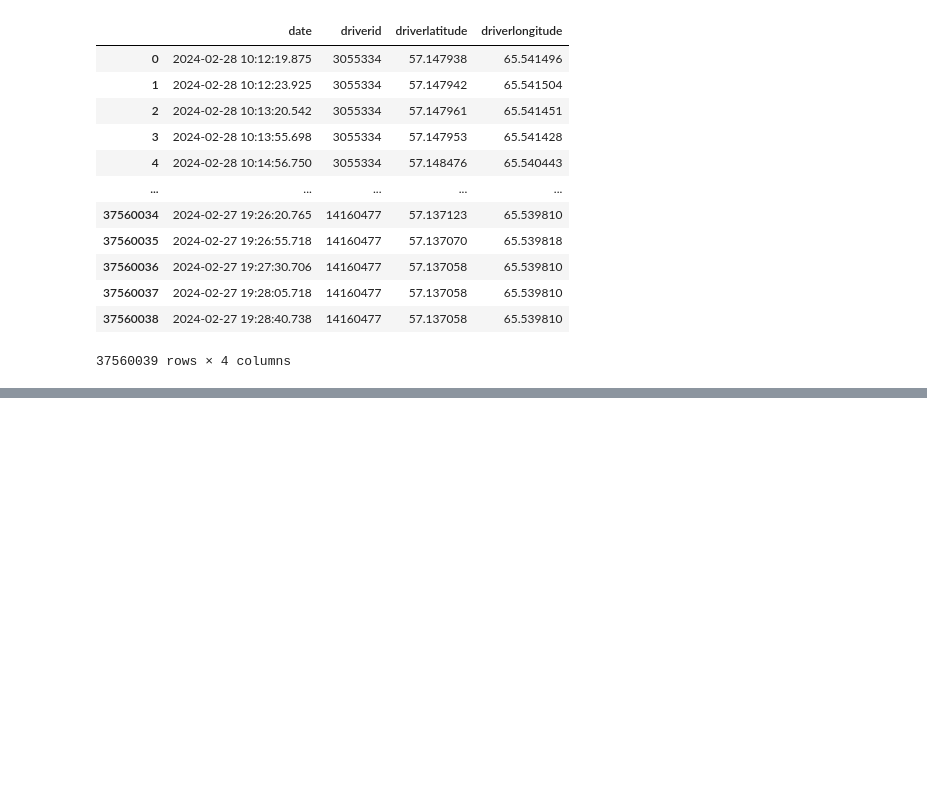
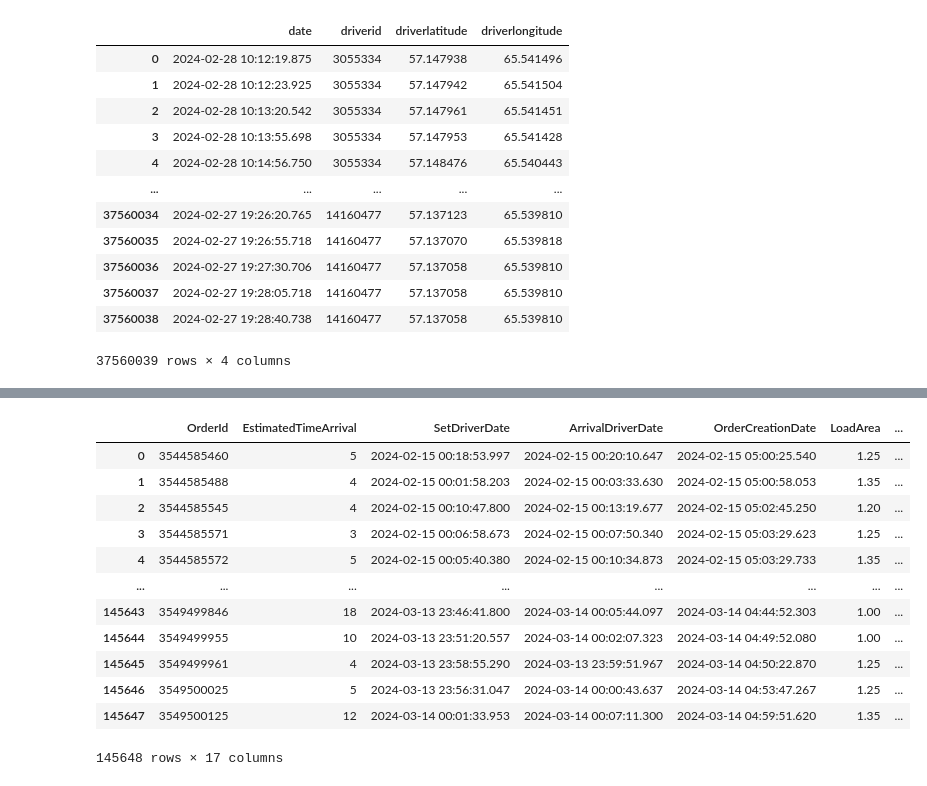
Before and after one commit to BobylevTimofey/DataPrepare, a Jupyter notebook: DataPrepare.ipynb, the cells around one changed output, grey strips where cells are left out. Drawn from its saved outputs; the diff is of its cells as text; code cells hidden in the pictures; blank space fills up the shorter version.

```diff
--- a/DataPrepare.ipynb
+++ b/DataPrepare.ipynb
@@ -215,0 +213,9 @@ display(driver_tariffs)
+# %%
+#задаем путь до файла
+drivers_with_auto_path = r'C:\Users\PC\Desktop\diploma\Data\TumenData\DriversWithAuto.csv'
+
+#загружаем данные в датафрейм
+drivers_with_auto = pd.read_csv(drivers_with_auto_path)
+
+#выводим результат
+display(drivers_with_auto)
@@ -215,0 +236,10 @@ display(driver_tariffs)
+# %%
+#объединяем водителей с их автомобилями
+tumen_drivers_with_auto = pd.merge(tumen_unique_drivers,
+                                   drivers_with_auto, left_on=['driverid'], right_on=['DriverId'], how='left')
+
+#удаляем некорректные данные
+tumen_drivers_with_auto = tumen_drivers_with_auto.dropna()
+
+#выводим результат
+display(tumen_drivers_with_auto)
@@ -221,40 +308,60 @@ def calculate_distance(driver_coord, feed_point):
 # %%
 #создаем список с водителями
 drivers_in_radius = []
 
+count_orders = orders_data.shape[0]
+
 #перебираем все заказы
-for i in range(orders_data.shape[0]):
+for i in range(count_orders):
 
     #находим разницу во времени даты создания заказа со всеми датами водителей
     delta_time = (tumen_drivers['date'] - orders_data['OrderCreationDate'].iloc[i]).dt.total_seconds()
 
+    #маска берем водителей с разницей времени от заказа 15 секунд
+    mask_delta_time_15s = (delta_time.between(0, 15))
+
     #берем актуальные записи о водителях и убираем дубликаты, в рамки 15 секунд до и после даты создания заказа может попасть несколько записей с координатами водителя
-    drivers_within_30s = tumen_drivers[delta_time < 15].drop_duplicates(subset=['driverid'])
+    drivers_within_30s = tumen_drivers[mask_delta_time_15s].drop_duplicates(subset=['driverid'])
 
     #вычисляем расстояния для всех подходящих водителей
     drivers_within_30s['DistanceToOrder'] = [calculate_distance(driver, orders_data.iloc[i]) for driver in
                                              drivers_within_30s.values]
 
     # маски для фильтрации водителей
     mask_order_less500m = drivers_within_30s['DistanceToOrder'] < 500
-    mask_order_less1000m = drivers_within_30s['DistanceToOrder'] < 1000
-    mask_order_less2000m = drivers_within_30s['DistanceToOrder'] < 2000
+    mask_order_less1000m = (drivers_within_30s['DistanceToOrder'] >= 500) & (drivers_within_30s['DistanceToOrder'] < 1000)
+    mask_order_less2000m = (drivers_within_30s['DistanceToOrder'] >= 1000) & (drivers_within_30s['DistanceToOrder'] < 2000)
 
     #отбираем водителей по расстояниям
     new_drivers_in_radius = {'Drivers500m': drivers_within_30s[mask_order_less500m]['driverid'].values,
-                          'Drivers1000m': drivers_within_30s[(~mask_order_less500m) & mask_order_less1000m][
-                              'driverid'].values,
-                          'Drivers2000m': drivers_within_30s[(~mask_order_less1000m) & mask_order_less2000m][
-                              'driverid'].values}
+                          'Drivers1000m': drivers_within_30s[mask_order_less1000m]['driverid'].values,
+                          'Drivers2000m': drivers_within_30s[mask_order_less2000m]['driverid'].values}
 
     #запоминаем водителей
     drivers_in_radius.append(new_drivers_in_radius)
 
 #формируем датафрейм из списка словарей
 drivers_in_radius_df = pd.DataFrame(drivers_in_radius)
 
 #объединяем, заказы с водителями в заданных радиусах
-orders_data = pd.concat([orders_data, drivers_in_radius], axis=1, join='inner')
+orders_data = pd.concat([orders_data, drivers_in_radius_df], axis=1, join='inner')
+
+#выводим результат
+display(orders_data)
+# %% [output]
+|  | OrderId | EstimatedTimeArrival | SetDriverDate | ArrivalDriverDate | OrderCreationDate | LoadArea | ... |
+| 0 | 3544585460 | 5 | 2024-02-15 00:18:53.997 | 2024-02-15 00:20:10.647 | 2024-02-15 05:00:25.540 | 1.25 | ... |
+| 1 | 3544585488 | 4 | 2024-02-15 00:01:58.203 | 2024-02-15 00:03:33.630 | 2024-02-15 05:00:58.053 | 1.35 | ... |
+| 2 | 3544585545 | 4 | 2024-02-15 00:10:47.800 | 2024-02-15 00:13:19.677 | 2024-02-15 05:02:45.250 | 1.20 | ... |
+| 3 | 3544585571 | 3 | 2024-02-15 00:06:58.673 | 2024-02-15 00:07:50.340 | 2024-02-15 05:03:29.623 | 1.25 | ... |
+| 4 | 3544585572 | 5 | 2024-02-15 00:05:40.380 | 2024-02-15 00:10:34.873 | 2024-02-15 05:03:29.733 | 1.35 | ... |
+| ... | ... | ... | ... | ... | ... | ... | ... |
+| 145643 | 3549499846 | 18 | 2024-03-13 23:46:41.800 | 2024-03-14 00:05:44.097 | 2024-03-14 04:44:52.303 | 1.00 | ... |
+| 145644 | 3549499955 | 10 | 2024-03-13 23:51:20.557 | 2024-03-14 00:02:07.323 | 2024-03-14 04:49:52.080 | 1.00 | ... |
+| 145645 | 3549499961 | 4 | 2024-03-13 23:58:55.290 | 2024-03-13 23:59:51.967 | 2024-03-14 04:50:22.870 | 1.25 | ... |
+| 145646 | 3549500025 | 5 | 2024-03-13 23:56:31.047 | 2024-03-14 00:00:43.637 | 2024-03-14 04:53:47.267 | 1.25 | ... |
+| 145647 | 3549500125 | 12 | 2024-03-14 00:01:33.953 | 2024-03-14 00:07:11.300 | 2024-03-14 04:59:51.620 | 1.35 | ... |
+145648 rows × 17 columns
 # %%
 #создаем функцию, которая отбирает водителей, для которых тип тарифа заказа совпадает с доступными ему типами тарифов
 def get_suitable_drivers(drivers_ids, tariff_type_id):
```
Also changed, not shown: parts of 12 cells of this notebook, 3 other files.
